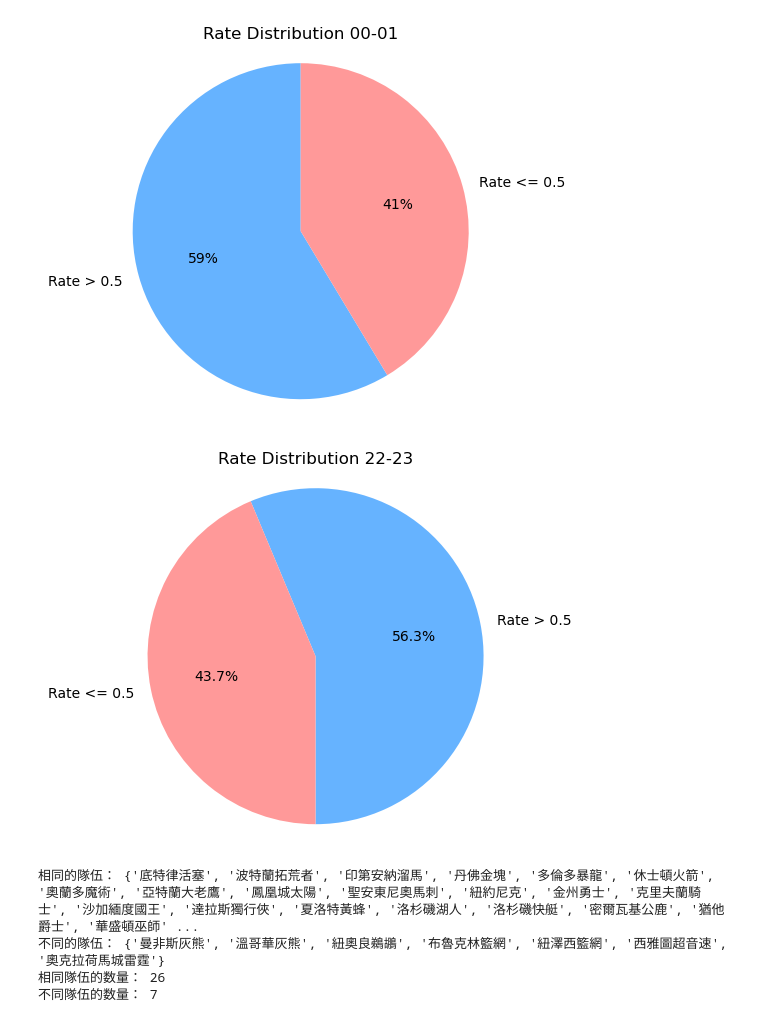
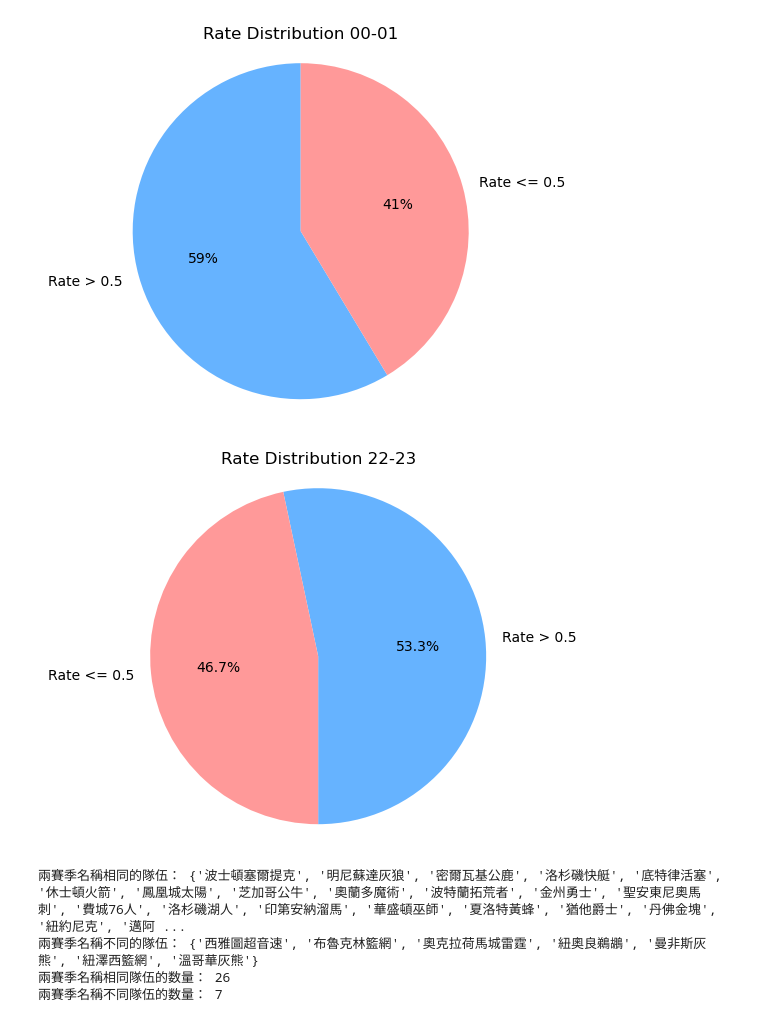
Before and after one commit to joexzmq/112-1_PL, a Jupyter notebook: 1/HW1.ipynb, the cells around one changed output. Cells and saved outputs as stored; diff of their text form; code cells hidden in the pictures.

```diff
--- a/1/HW1.ipynb
+++ b/1/HW1.ipynb
@@ -54,22 +55,22 @@ plt.show()
 # %%
 # 統計rate大於0.5的比例
 rate2_05 = (df2['rate'] > 0.5).mean()
 
 # 圓餅圖
 labels = ['Rate > 0.5', 'Rate <= 0.5']
-sizes = [rate2_05, 1 - rate_05]
+sizes = [rate2_05, 1 - rate2_05]
 colors = ['#66b3ff','#ff9999']
 
 fig2, ax2 = plt.subplots()
 ax2.pie(sizes, labels=labels, colors=colors, autopct='%1.1f%%', startangle=270)
 ax2.axis('equal')
 
 # 添加標題
 plt.title('Rate Distribution 22-23')
 
 plt.show()
 # %% [output]
-[figure, old version]
+[figure, new version]
 # %%
 # 找到檔案中的隊伍名稱
 teams_df1 = set(df1['team'].unique())
@@ -82,15 +83,15 @@ common_teams = teams_df1.intersection(teams_df2)
 different_teams = teams_df1.symmetric_difference(teams_df2)
 
 # 輸出结果
-print("相同的隊伍：", common_teams)
-print("不同的隊伍：", different_teams)
-print("相同隊伍的数量：", len(common_teams))
-print("不同隊伍的数量：", len(different_teams))
+print("兩賽季名稱相同的隊伍：", common_teams)
+print("兩賽季名稱不同的隊伍：", different_teams)
+print("兩賽季名稱相同隊伍的数量：", len(common_teams))
+print("兩賽季名稱不同隊伍的数量：", len(different_teams))
 # %% [output]
-相同的隊伍： {'底特律活塞', '波特蘭拓荒者', '印第安納溜馬', '丹佛金塊', '多倫多暴龍', '休士頓火箭', '奧蘭多魔術', '亞特蘭大老鷹', '鳳凰城太陽', '聖安東尼奧馬刺', '紐約尼克', '金州勇士', '克里夫蘭騎士', '沙加緬度國王', '達拉斯獨行俠', '夏洛特黃蜂', '洛杉磯湖人', '洛杉磯快艇', '密爾瓦基公鹿', '猶他爵士', '華盛頓巫師' ...
-不同的隊伍： {'曼非斯灰熊', '溫哥華灰熊', '紐奧良鵜鶘', '布魯克林籃網', '紐澤西籃網', '西雅圖超音速', '奧克拉荷馬城雷霆'}
-相同隊伍的数量： 26
-不同隊伍的数量： 7
+兩賽季名稱相同的隊伍： {'波士頓塞爾提克', '明尼蘇達灰狼', '密爾瓦基公鹿', '洛杉磯快艇', '底特律活塞', '休士頓火箭', '鳳凰城太陽', '芝加哥公牛', '奧蘭多魔術', '波特蘭拓荒者', '金州勇士', '聖安東尼奧馬刺', '費城76人', '洛杉磯湖人', '印第安納溜馬', '華盛頓巫師', '夏洛特黃蜂', '猶他爵士', '丹佛金塊', '紐約尼克', '邁阿 ...
+兩賽季名稱不同的隊伍： {'西雅圖超音速', '布魯克林籃網', '奧克拉荷馬城雷霆', '紐奧良鵜鶘', '曼非斯灰熊', '紐澤西籃網', '溫哥華灰熊'}
+兩賽季名稱相同隊伍的数量： 26
+兩賽季名稱不同隊伍的数量： 7
 # %%
 # 計算相同和不同隊伍的数量
 common_teams_count = len(common_teams)
```
Also changed, not shown: parts of 4 cells of this notebook.
